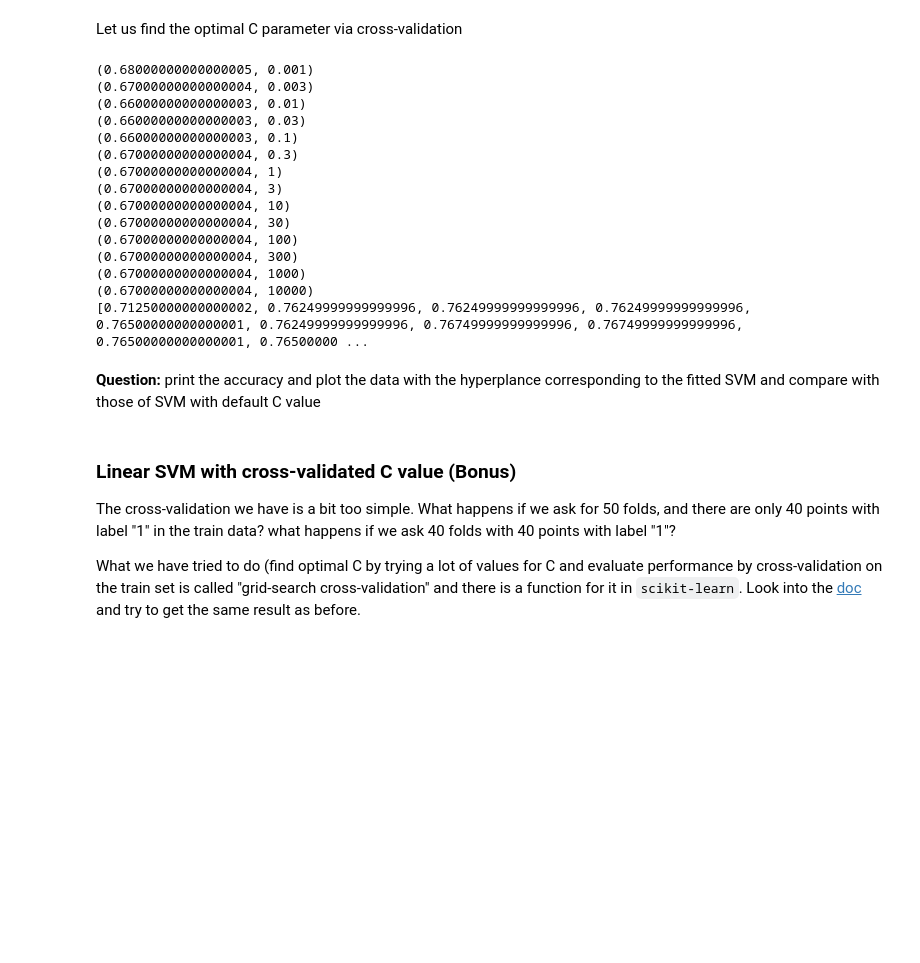
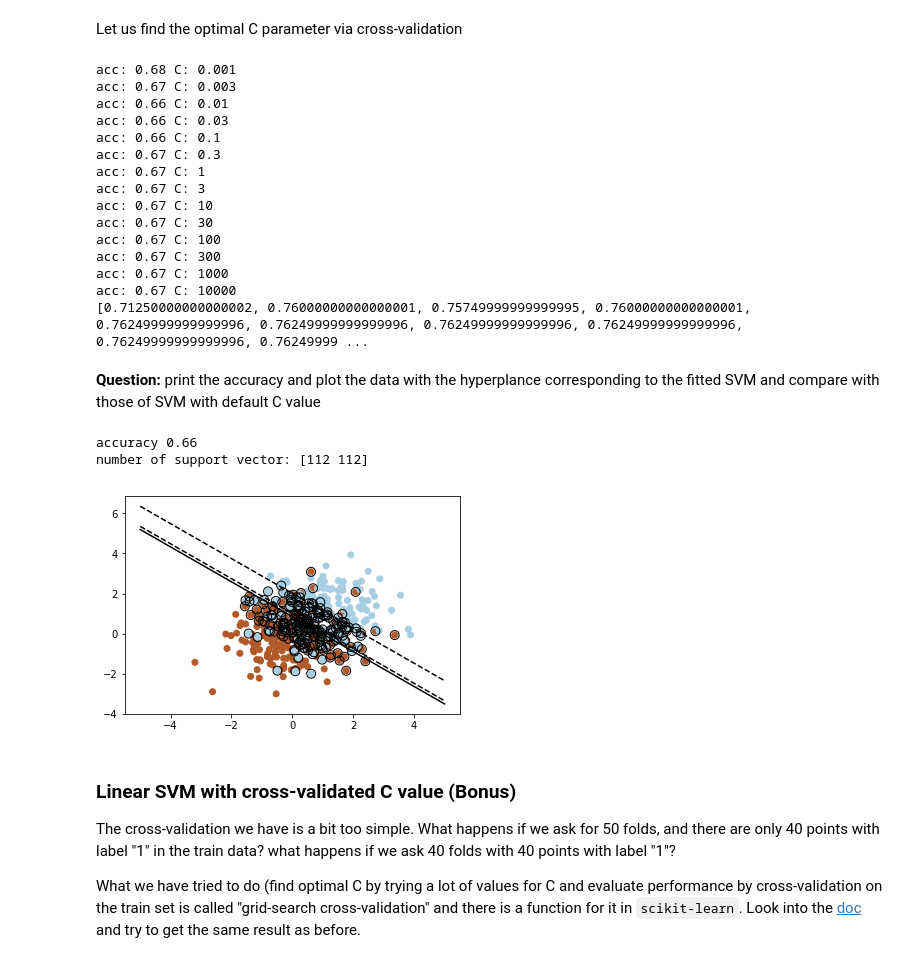
Before and after one commit to bplaye/TP_SVM_04-20-17, a Jupyter notebook: TP_SVM_04-20-17.ipynb, the cells around one changed output. Cells and saved outputs as stored; diff of their text form; code cells hidden in the pictures; blank space fills up the shorter version.

```diff
--- a/TP_SVM_04-20-17.ipynb
+++ b/TP_SVM_04-20-17.ipynb
@@ -150,6 +150,7 @@ Let us cross-validate an SVM with linear kernel (linear soft-margin SVM) to find
 # %% [markdown]
 **Question:** Complete the following cross-validation function. You can use `np.random.shuffle` function and smart indexation to write `get_cv_fold`.
 # %%
+
 def get_cv_fold(labels, n_folds):
     """
     cv_fold is a list of n_folds pairs of list of indices, first element of
@@ -159,7 +160,7 @@ def get_cv_fold(labels, n_folds):
     # TODO (je remplis pour que tu puisses dire si ça te va)
     cv_folds = list()
     n_samples = len(labels)
-    fold_indices = range(n_samples)
+    fold_indices = np.arange(n_samples)
     np.random.shuffle(fold_indices)
     len_fold = int(np.round(n_samples/float(n_folds)))
     for i in range(n_folds-1):
@@ -174,9 +175,11 @@ def get_cv_fold(labels, n_folds):
 Before going further, check carefully your cross-validation
 # %%
 # test your get_cv_fold function to see if it works
-cc = get_cv_fold(Y_train, 9)
+print("5 foldCV")
+cc = get_cv_fold(Y_train, 5)
 for tr, te in cc: print(len(tr), len(te))
 
+print("10 fold CV")
 cc = get_cv_fold(Y_train, 10)
 for tr, te in cc: print(len(tr), len(te))
 
@@ -238,31 +256,34 @@ C_list = [0.001, 0.003, 0.01, 0.03, 0.1, 0.3, 1, 3, 10, 30, 100, 300, 1000, 1000
 acc_list = list()
 cv_folds = get_cv_fold(Y_train, 50)
 for C in C_list:
+    ## score via CV on train dataset
     clf = svm.SVC(C=C, kernel='linear')
     Y_pred = cross_validate(X_train, Y_train, clf, cv_folds)
     acc_list.append(metrics.accuracy_score(Y_train, Y_pred))
+
+    ## score on test data
     clf = svm.SVC(C=C, kernel='linear')
     clf.fit(X_train, Y_train)
     Y_pred = clf.predict(X_test)
-    print(metrics.accuracy_score(Y_test, Y_pred), C)
+    print('acc:',metrics.accuracy_score(Y_test, Y_pred), 'C:',C)
 
 
 print(acc_list)
 # %% [output]
-(0.68000000000000005, 0.001)
-(0.67000000000000004, 0.003)
-(0.66000000000000003, 0.01)
-(0.66000000000000003, 0.03)
-(0.66000000000000003, 0.1)
-(0.67000000000000004, 0.3)
-(0.67000000000000004, 1)
-(0.67000000000000004, 3)
-(0.67000000000000004, 10)
-(0.67000000000000004, 30)
-(0.67000000000000004, 100)
-(0.67000000000000004, 300)
-(0.67000000000000004, 1000)
-(0.67000000000000004, 10000)
-[0.71250000000000002, 0.76249999999999996, 0.76249999999999996, 0.76249999999999996, 0.76500000000000001, 0.76249999999999996, 0.76749999999999996, 0.76749999999999996, 0.76500000000000001, 0.76500000 ...
+acc: 0.68 C: 0.001
+acc: 0.67 C: 0.003
+acc: 0.66 C: 0.01
+acc: 0.66 C: 0.03
+acc: 0.66 C: 0.1
+acc: 0.67 C: 0.3
+acc: 0.67 C: 1
+acc: 0.67 C: 3
+acc: 0.67 C: 10
+acc: 0.67 C: 30
+acc: 0.67 C: 100
+acc: 0.67 C: 300
+acc: 0.67 C: 1000
+acc: 0.67 C: 10000
+[0.71250000000000002, 0.76000000000000001, 0.75749999999999995, 0.76000000000000001, 0.76249999999999996, 0.76249999999999996, 0.76249999999999996, 0.76249999999999996, 0.76249999999999996, 0.76249999 ...
 # %% [markdown]
 **Question:** print the accuracy and plot the data with the hyperplance corresponding to the fitted SVM and compare with those of SVM with default C value
@@ -271,3 +290,17 @@ print(acc_list)
+# %%
+## code avec des TODO
+index_best_acc = np.argmax(acc_list)
+best_C = C_list[index_best_acc]
+clf = svm.SVC(C=best_C, kernel='linear')
+clf.fit(X_train, Y_train)
+Y_pred = clf.predict(X_test)
+print("accuracy",metrics.accuracy_score(Y_test, Y_pred))
+print("number of support vector:", clf.n_support_)
+plot_data_with_hyperplane(X_train,Y_train,clf)
+# %% [output]
+accuracy 0.66
+number of support vector: [112 112]
+[figure, added]
 # %% [markdown]
 ### Linear SVM with cross-validated C value (Bonus)
 
```
Also changed, not shown: parts of 32 cells of this notebook.
